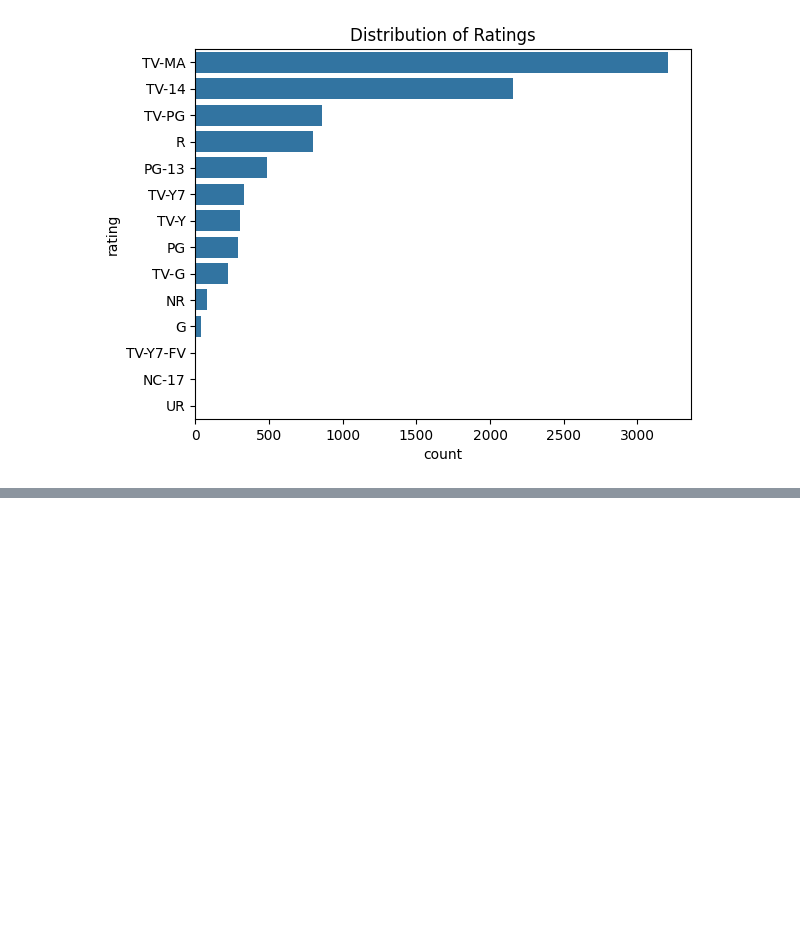
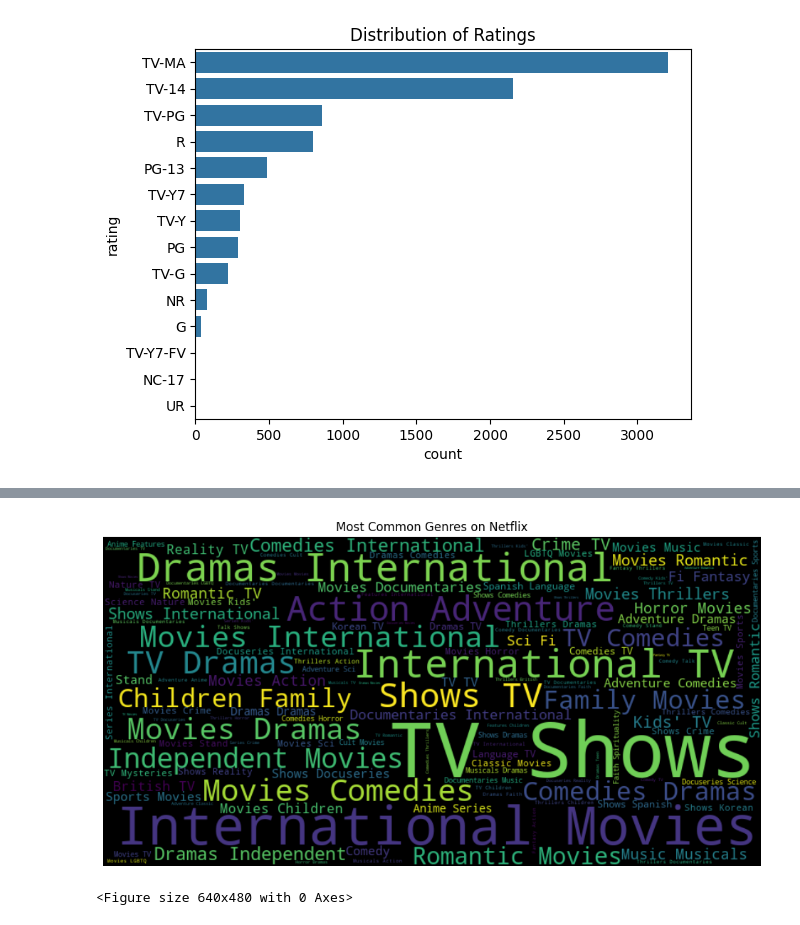
Before and after one commit to Shreyak1999/Portfolio-Projects, a Jupyter notebook: EDA_Netflix_Titles/eda.ipynb, the cells around one changed output, grey strips where cells are left out. Drawn from its saved outputs; the diff is of its cells as text; code cells hidden in the pictures; blank space fills up the shorter version.

```diff
--- a/EDA_Netflix_Titles/eda.ipynb
+++ b/EDA_Netflix_Titles/eda.ipynb
@@ -114,0 +160,13 @@ plt.show()
+# %%
+all_genres = " ".join(df0['listed_in'].dropna().astype(str))
+wordcloud = wc(width=800, height=400, background_color="black").generate(all_genres)
+
+plt.figure(figsize=(12,6))
+plt.imshow(wordcloud, interpolation="bilinear")
+plt.axis("off")
+plt.title("Most Common Genres on Netflix")
+plt.show()
+plt.savefig("../images/genres_wordcloud.png")
+# %% [output]
+[figure, added]
+<Figure size 640x480 with 0 Axes>
```
Also changed, not shown: parts of 9 cells of this notebook, 5 other files.
